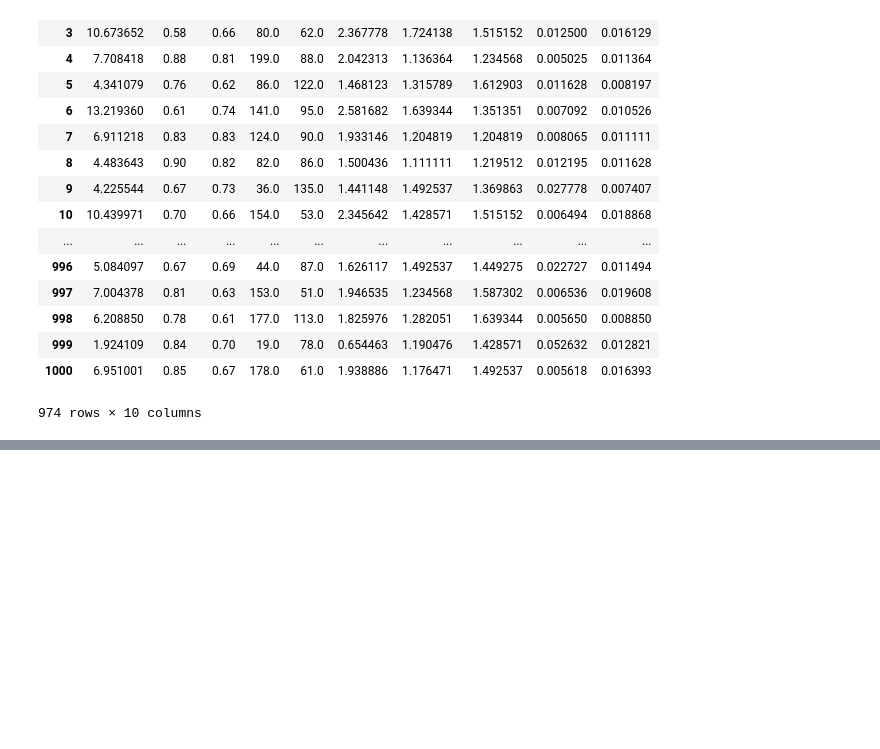
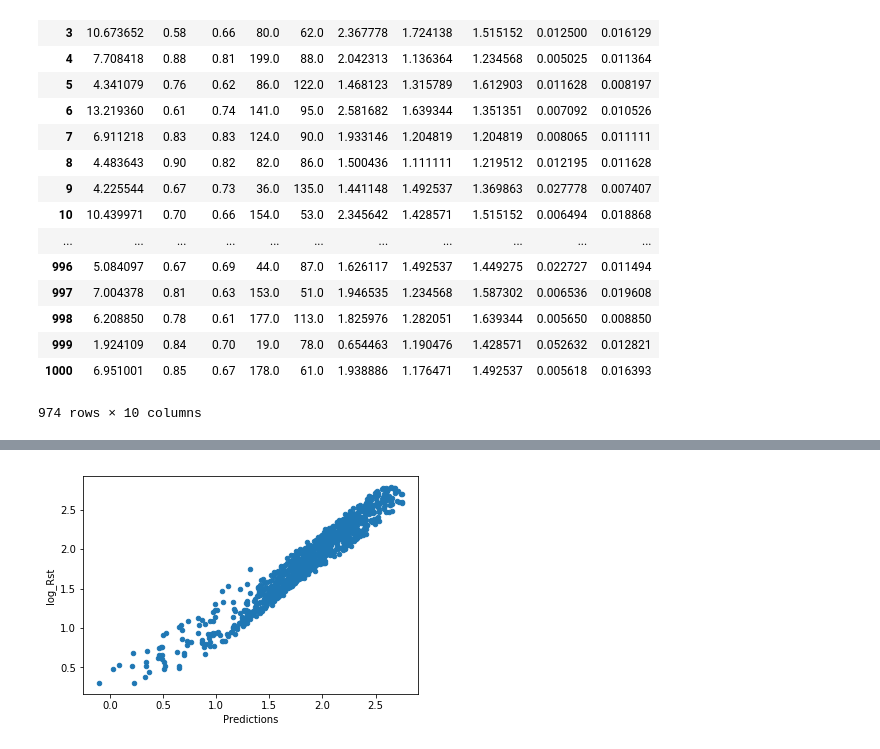
Before and after one commit to bkearse/Pete2060, a Jupyter notebook: FinalProject.ipynb, the cells around one changed output, grey strips where cells are left out. Saved outputs shown, nothing was run; the diff lists cells and outputs as text; code cells hidden in the pictures; blank space fills up the shorter version.

```diff
--- a/FinalProject.ipynb
+++ b/FinalProject.ipynb
@@ -370,0 +370,3 @@ Warnings:
+# %%
+predictions = model.predict(X)
+print(predictions)
@@ -370,0 +412,2 @@ Warnings:
+# %%
+df['Predictions']= predictions
@@ -370,0 +435,5 @@ Warnings:
+# %%
+df.plot.scatter("Predictions", "log_Rst")
+plt.show()
+# %% [output]
+[figure, added]
```
Also changed, not shown: parts of 16 cells of this notebook.
